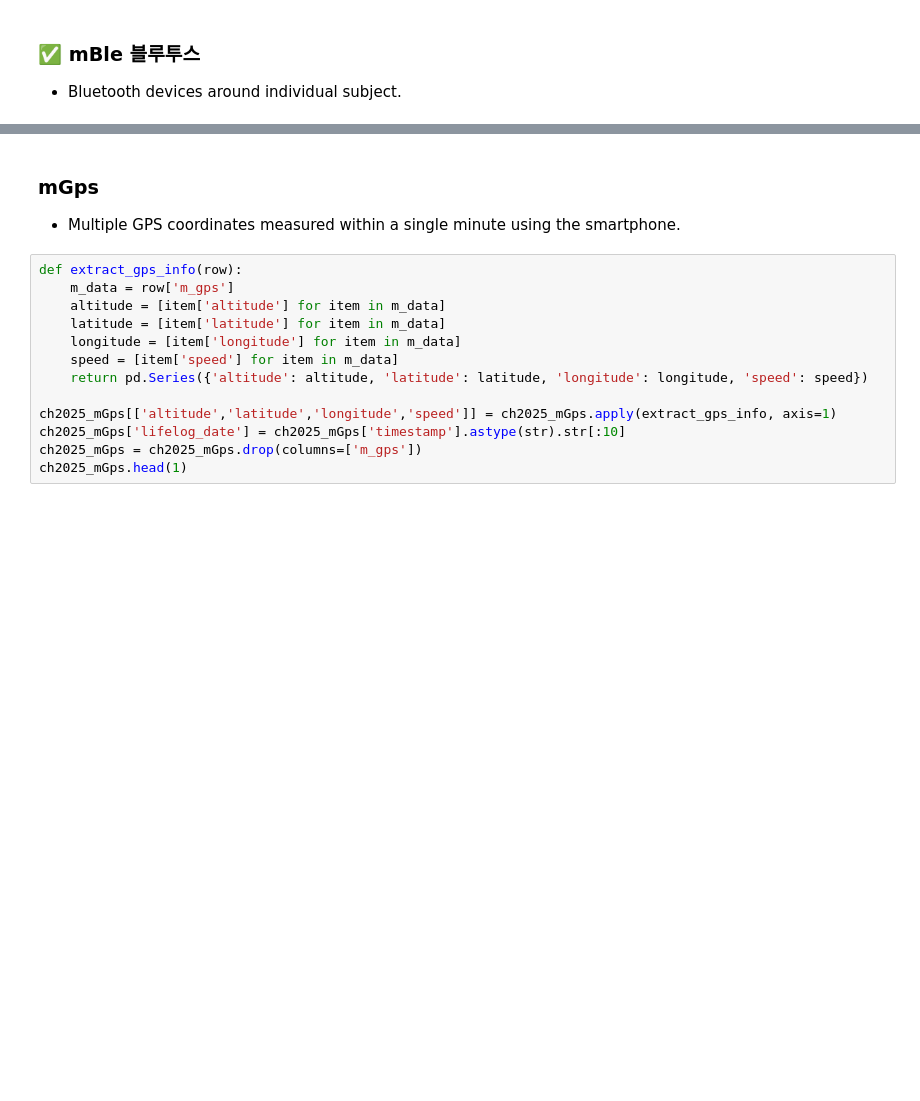
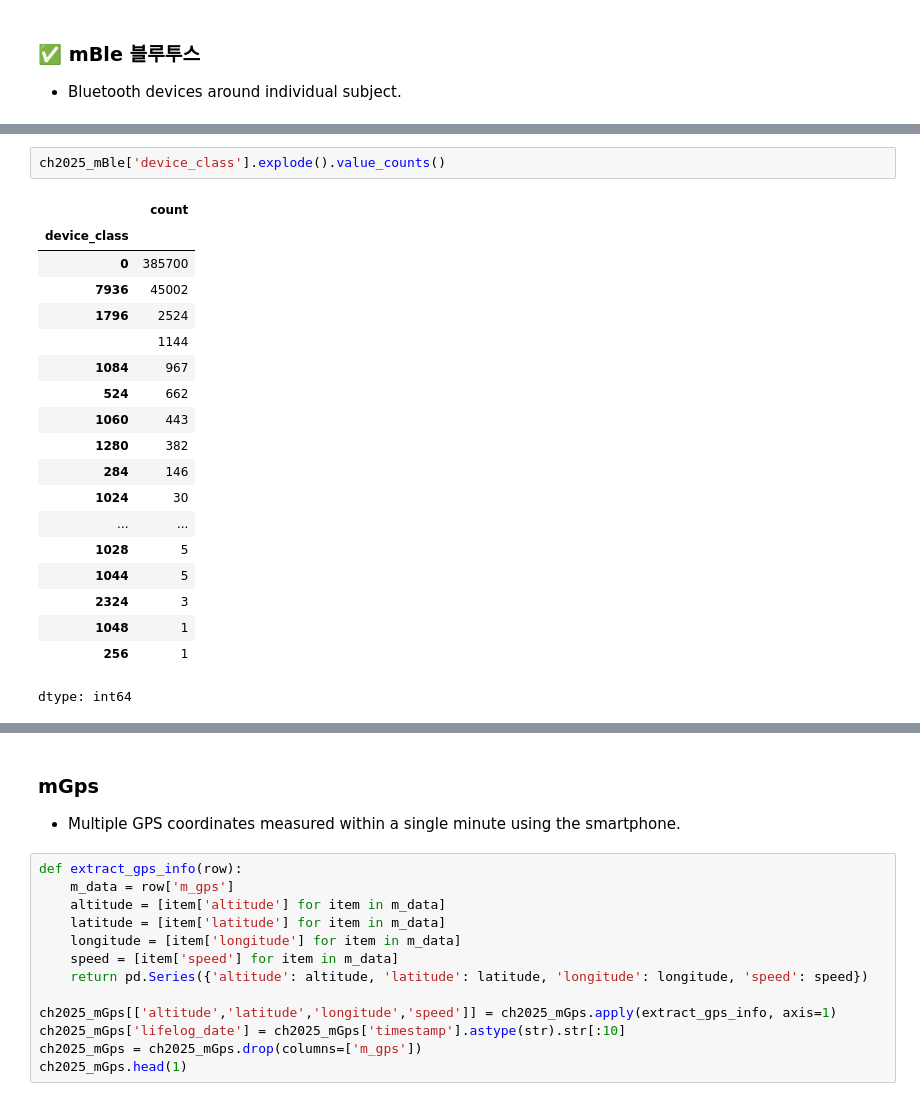
Before and after one commit to jacobgreen4477/Construction-Equipment-Oil-Condition-Classification-AI-Competition, a Jupyter notebook: ETRI_v1_0_0.ipynb, the cells around one changed output, grey strips where cells are left out. Cells and saved outputs as stored; diff of their text form; blank space fills up the shorter version.

```diff
--- a/ETRI_v1_0_0.ipynb
+++ b/ETRI_v1_0_0.ipynb
@@ -572,3 +571,25 @@ ch2025_mBle.head(1)
+# %%
+ch2025_mBle['device_class'].explode().value_counts()
+# %% [output]
+|  | count |
+| device_class |  |
+| 0 | 385700 |
+| 7936 | 45002 |
+| 1796 | 2524 |
+|  | 1144 |
+| 1084 | 967 |
+| 524 | 662 |
+| 1060 | 443 |
+| 1280 | 382 |
+| 284 | 146 |
+| 1024 | 30 |
+| ... | ... |
+| 1028 | 5 |
+| 1044 | 5 |
+| 2324 | 3 |
+| 1048 | 1 |
+| 256 | 1 |
+dtype: int64
 # %%
 def process_mBle(df):
     df = df.copy()
```
Also changed, not shown: parts of 22 cells of this notebook.
